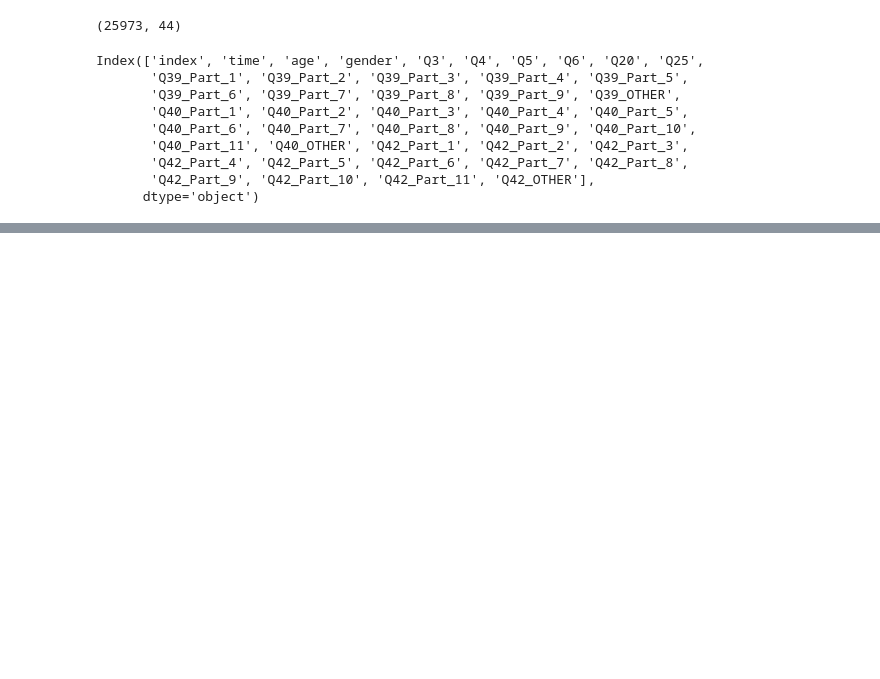
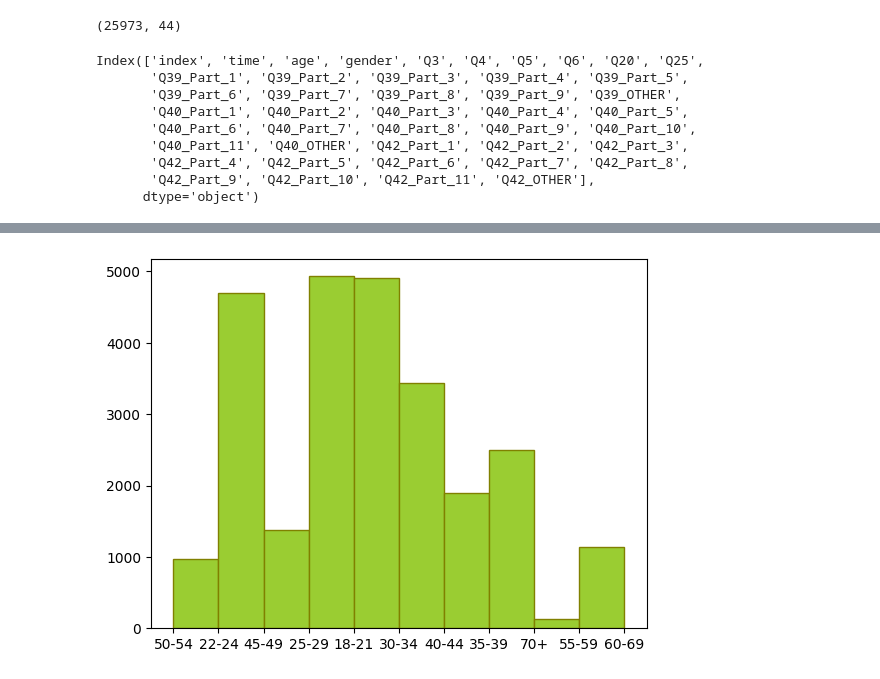
Before and after one commit to anane3373/promoE-modulo2-proyecto-equipo2-NataliaAnaIAnaGAnaS, a Jupyter notebook: filtrado_adalab.ipynb, the cells around one changed output, grey strips where cells are left out. Saved outputs shown, nothing was run; the diff lists cells and outputs as text; code cells hidden in the pictures; blank space fills up the shorter version.

```diff
--- a/filtrado_adalab.ipynb
+++ b/filtrado_adalab.ipynb
@@ -45,0 +128,4 @@ df_Marketing.rename(columns = nuevas_columnas, inplace = True)
+# %%
+plt.hist(x = df_adalab["age"], facecolor  = 'yellowgreen', edgecolor = "olive" );
+# %% [output]
+[figure, added]
```
Also changed, not shown: parts of 22 cells of this notebook, 1 other file.
